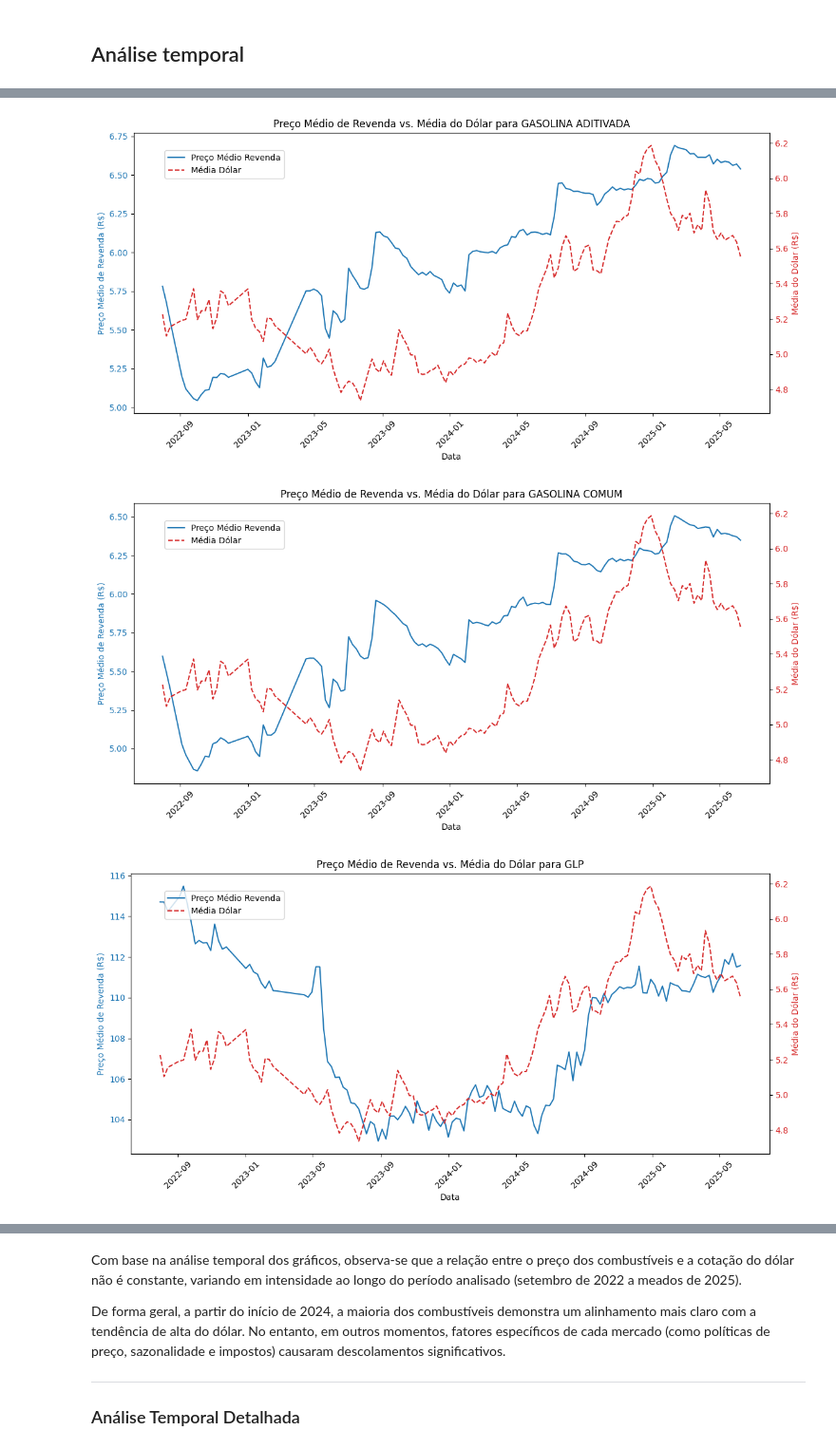
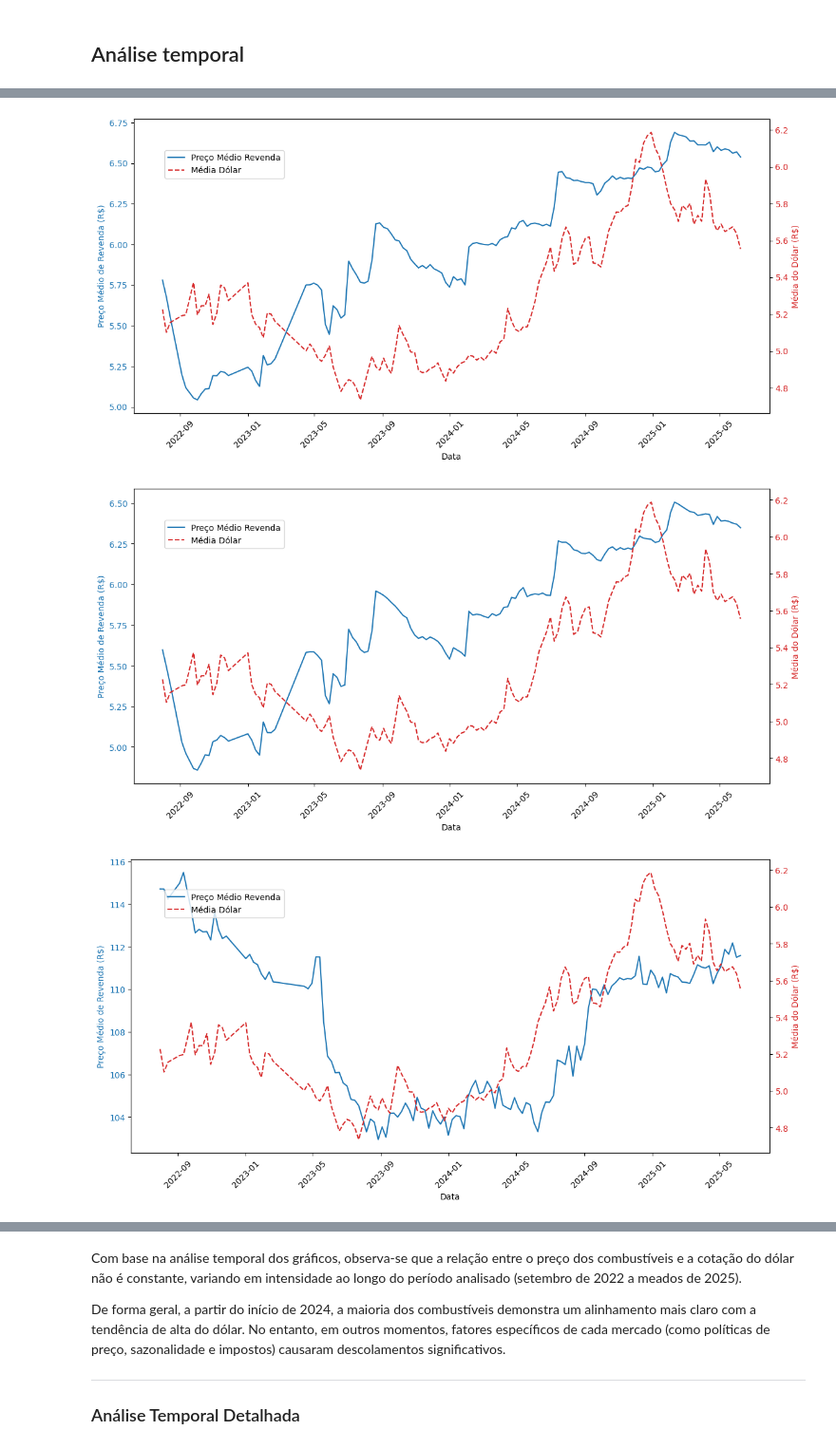
Before and after one commit to LucasNeris-Est/Extracao_dados, a Jupyter notebook: src/extracao_dados/analise_jn.ipynb, the cells around one changed output, grey strips where cells are left out. Shown at 95% size. Cells and saved outputs as stored; diff of their text form; code cells hidden in the pictures.

```diff
--- a/src/extracao_dados/analise_jn.ipynb
+++ b/src/extracao_dados/analise_jn.ipynb
@@ -112,12 +112,13 @@ Name: preco_medio_revenda, dtype: float64
 for tipo in df_anp_dolar['produto'].unique():
     df_tipo = df_anp_dolar[df_anp_dolar['produto'] == tipo]
     plt.figure(figsize=(14, 6))
-    plt.subplot(1, 2, 1)
     sns.histplot(df_tipo['preco_medio_revenda'], kde=True, bins=15)
-    plt.title(f'Distribuição do Preço Médio de Revenda para {tipo}')
+    tipo = tipo.title()
+    #plt.title(f'Distribuição do Preço Médio de Revenda para {tipo}')
     plt.xlabel('Preço Médio (R$)')
     plt.ylabel('Frequência')
-    plt.savefig(f'../../graficos/distribuicao_preco_medio_{tipo}.png')
+    tipo = tipo.replace(' ', '_').lower()
+    plt.savefig(f'../../graficos/dist_{tipo}.png')
     plt.show()
     plt.close()
 # %% [output]
@@ -172,13 +173,16 @@ if not os.path.exists('../../graficos'):
 
 for tipo in df_anp_dolar['produto'].unique():
     df_tipo = df_anp_dolar[df_anp_dolar['produto'] == tipo]
+    # Apenas a primeira letra de cada palavra é maiscula
+    tipo = tipo.title()
     correlacao = df_tipo['media_dolar'].corr(df_tipo['preco_medio_revenda'], method='pearson')
     sns.regplot(x='media_dolar', y='preco_medio_revenda', data=df_tipo, color='blue', line_kws={'color': 'red'}, ci=95)
     plt.xlabel('Média do Dólar')
     plt.ylabel('Preço Médio de Revenda')
-    plt.title(f'Correlação entre Preço Médio de Revenda e Média do Dólar para {tipo}')
+    #plt.title(f'Correlação entre Preço Médio de Revenda e Média do Dólar para {tipo}')
     plt.text(0.05, 0.95, f'Correlação Pearson: {correlacao:.2f}', transform=plt.gca().transAxes, verticalalignment='top', fontsize=12,
              color='red', bbox=dict(facecolor='white', alpha=0.5, edgecolor='black'))
-    plt.savefig(f'../../graficos/correlação_{tipo}.png')
+    tipo = tipo.replace(' ', '_').lower()
+    plt.savefig(f'../../graficos/corr_{tipo}.png')
     plt.show()
 # %% [output]
@@ -264,11 +268,13 @@ for tipo in df_anp_dolar['produto'].unique():
     # --- Fim das Modificações ---
 
     # Título e legenda unificada
-    plt.title(f'Preço Médio de Revenda vs. Média do Dólar para {tipo}')
+    tipo = tipo.title()
+    #plt.title(f'Preço Médio de Revenda vs. Média do Dólar para {tipo}')
     fig.tight_layout() # Ajusta o layout para evitar que os rótulos se sobreponham
     fig.legend(loc="upper left", bbox_to_anchor=(0.1, 0.9)) # Adiciona uma legenda única
 
     # Salvar a figura em um arquivo
     # Modifiquei o nome do arquivo para refletir o novo tipo de gráfico
-    plt.savefig(f'../../graficos/relacao_temporal_eixo_duplo_{tipo.replace(" ", "_")}.png')
+    tipo = tipo.replace(' ', '_').lower()
+    plt.savefig(f'../../graficos/relacao_temporal_eixo_duplo_{tipo}.png')
 # %% [output]
@@ -276,3 +282,3 @@ for tipo in df_anp_dolar['produto'].unique():
-[figure, old version]
+[figure, new version]
-[figure, old version]
+[figure, new version]
-[figure, old version]
+[figure, new version]
```
Also changed, not shown: parts of 6 cells of this notebook, 2 other files.
